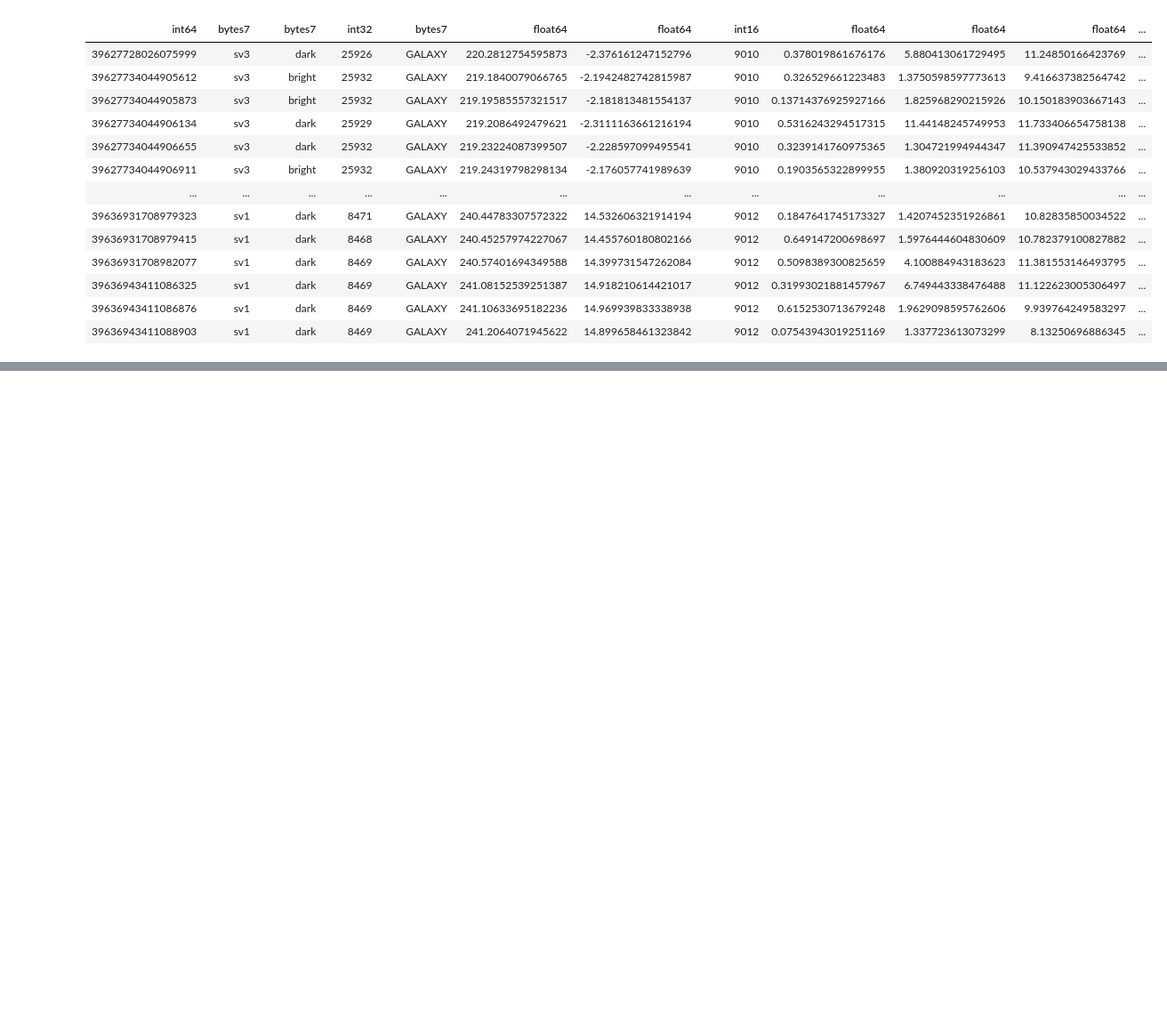
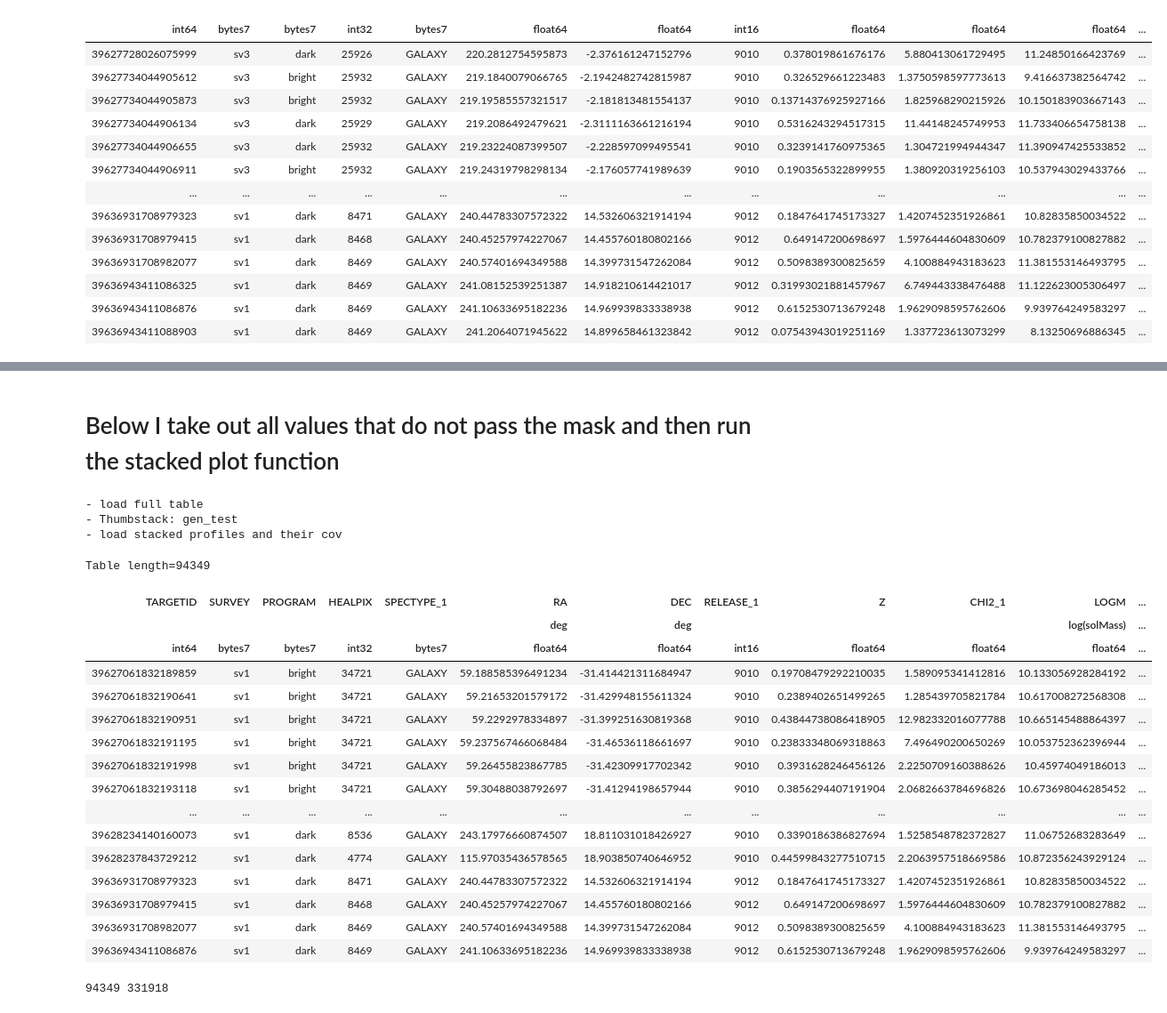
Before and after one commit to abbyschleigh/ThumbStack, a Jupyter notebook: jupyter_note/upper_ra_test.ipynb, the cells around one changed output, grey strips where cells are left out. Shown: that part at 89% size. Cells and saved outputs as stored; diff of their text form; code cells hidden in the pictures; blank space fills up the shorter version.

Commit message:
ra test notebook update

```diff
--- a/jupyter_note/upper_ra_test.ipynb
+++ b/jupyter_note/upper_ra_test.ipynb
@@ -61,0 +70,62 @@ ts = ThumbStack(this_data,
+# %% [markdown]
+# Below I take out all values that do not pass the mask and then run the stacked plot function
+# %%
+this_data = Table.read('FujiBGSPhysProp_v1.1.fits', format='fits')
+this_map = enmap.read_map('re_runs/150_night_map.fits')
+this_mask = enmap.read_map('dr6_mask.fits')
+
+ts = ThumbStack(this_data,
+                this_map,
+                this_mask,
+                name='gen_test',
+                nameLong=None,
+                save=True,
+                nProc=32,
+                filterTypes='ringring2',
+                #doMBins=False,
+                doBootstrap=True,
+                # doStackedMap=True,
+                #doVShuffle=False,
+                #cmbNu=cmap.nu,
+                #cmbUnitLatex=cmap.unitLatex,
+                pathOut='')
+# %% [output]
+- load full table
+- Thumbstack: gen_test
+- load stacked profiles and their cov
+# %%
+tslist = (ts.catalogMask(overlap=True, psMask=True, filterType='ringring2')).tolist()
+
+index = []
+for i in range(len(tslist)):
+    if tslist[i] is True:
+        index.append(i)
+
+selected_rows = this_data[index]
+selected_rows
+#selected_rows.write('in_footprint_desi.fits', format='fits', overwrite=True) uncomment this if you are making this table
+# %% [output]
+Table length=94349
+| TARGETID | SURVEY | PROGRAM | HEALPIX | SPECTYPE_1 | RA | DEC | RELEASE_1 | Z | CHI2_1 | LOGM | ... |
+|  |  |  |  |  | deg | deg |  |  |  | log(solMass) | ... |
+| int64 | bytes7 | bytes7 | int32 | bytes7 | float64 | float64 | int16 | float64 | float64 | float64 | ... |
+| 39627061832189859 | sv1 | bright | 34721 | GALAXY | 59.188585396491234 | -31.414421311684947 | 9010 | 0.19708479292210035 | 1.589095341412816 | 10.133056928284192 | ... |
+| 39627061832190641 | sv1 | bright | 34721 | GALAXY | 59.21653201579172 | -31.429948155611324 | 9010 | 0.2389402651499265 | 1.285439705821784 | 10.617008272568308 | ... |
+| 39627061832190951 | sv1 | bright | 34721 | GALAXY | 59.2292978334897 | -31.399251630819368 | 9010 | 0.43844738086418905 | 12.982332016077788 | 10.665145488864397 | ... |
+| 39627061832191195 | sv1 | bright | 34721 | GALAXY | 59.237567466068484 | -31.46536118661697 | 9010 | 0.23833348069318863 | 7.496490200650269 | 10.053752362396944 | ... |
+| 39627061832191998 | sv1 | bright | 34721 | GALAXY | 59.26455823867785 | -31.42309917702342 | 9010 | 0.3931628246456126 | 2.2250709160388626 | 10.45974049186013 | ... |
+| 39627061832193118 | sv1 | bright | 34721 | GALAXY | 59.30488038792697 | -31.41294198657944 | 9010 | 0.3856294407191904 | 2.0682663784696826 | 10.673698046285452 | ... |
+| ... | ... | ... | ... | ... | ... | ... | ... | ... | ... | ... | ... |
+| 39628234140160073 | sv1 | dark | 8536 | GALAXY | 243.17976660874507 | 18.811031018426927 | 9010 | 0.3390186386827694 | 1.5258548782372827 | 11.06752683283649 | ... |
+| 39628237843729212 | sv1 | dark | 4774 | GALAXY | 115.97035436578565 | 18.903850740646952 | 9010 | 0.44599843277510715 | 2.2063957518669586 | 10.872356243929124 | ... |
+| 39636931708979323 | sv1 | dark | 8471 | GALAXY | 240.44783307572322 | 14.532606321914194 | 9012 | 0.1847641745173327 | 1.4207452351926861 | 10.82835850034522 | ... |
+| 39636931708979415 | sv1 | dark | 8468 | GALAXY | 240.45257974227067 | 14.455760180802166 | 9012 | 0.649147200698697 | 1.5976444604830609 | 10.782379100827882 | ... |
+| 39636931708982077 | sv1 | dark | 8469 | GALAXY | 240.57401694349588 | 14.399731547262084 | 9012 | 0.5098389300825659 | 4.100884943183623 | 11.381553146493795 | ... |
+| 39636943411086876 | sv1 | dark | 8469 | GALAXY | 241.10633695182236 | 14.969939833338938 | 9012 | 0.6152530713679248 | 1.9629098595762606 | 9.939764249583297 | ... |
+# %%
+yay = tslist.count(True)
+nay = tslist.count(False)
+
+print(yay, nay) # true values from running thumbstack = length of new data set
+# %% [output]
+94349 331918
```
Also changed, not shown: parts of 11 cells of this notebook, 2 other files.
